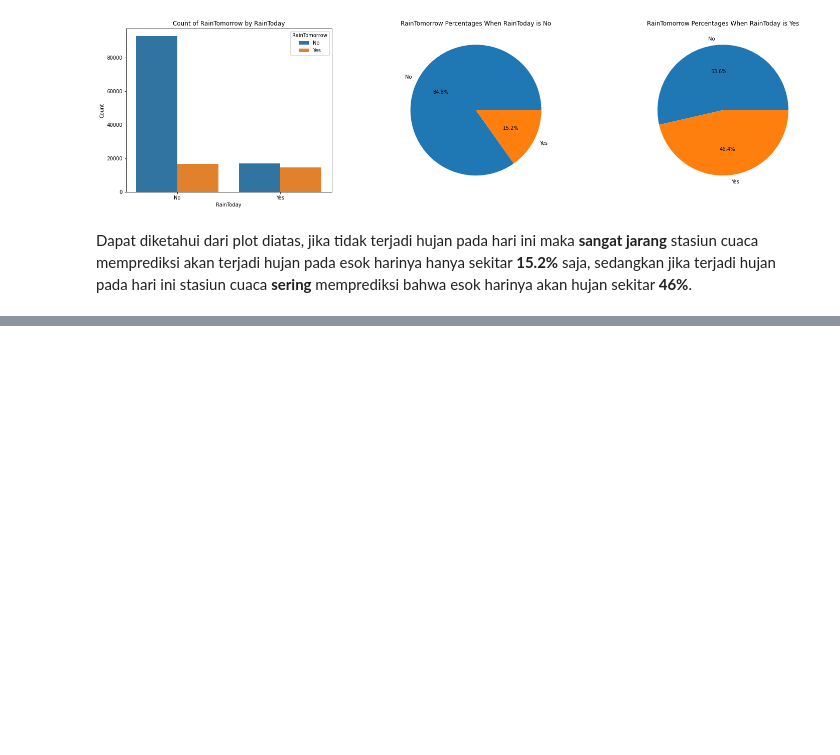
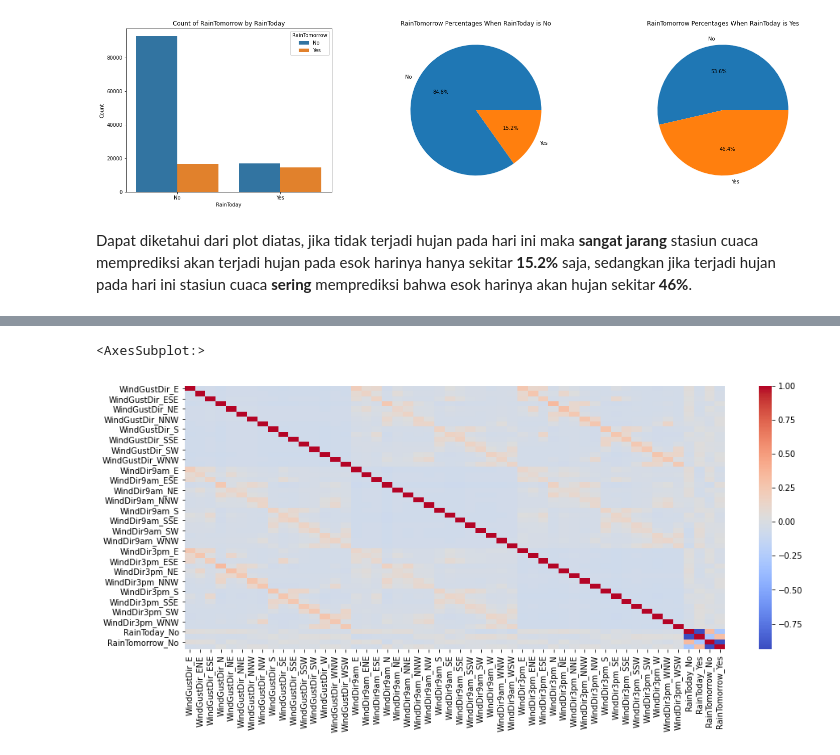
Before and after one commit to Penzragon/h8dsft_P1W1LGSVM, a Jupyter notebook: script.ipynb, the cells around one changed output, grey strips where cells are left out. Drawn from its saved outputs; the diff is of its cells as text; code cells hidden in the pictures; blank space fills up the shorter version.

```diff
--- a/script.ipynb
+++ b/script.ipynb
@@ -383,0 +391,7 @@ Dapat diketahui dari plot diatas, jika tidak terjadi hujan pada hari ini maka **
+# %%
+plt.figure(figsize=(15, 6))
+cat_corr = pd.get_dummies(weather.select_dtypes(include=['object']).drop(['Location'], axis=1)).corr()
+sns.heatmap(cat_corr, cmap='coolwarm')
+# %% [output]
+<AxesSubplot:>
+[figure, added]
```
Also changed, not shown: parts of 1 cell of this notebook.
